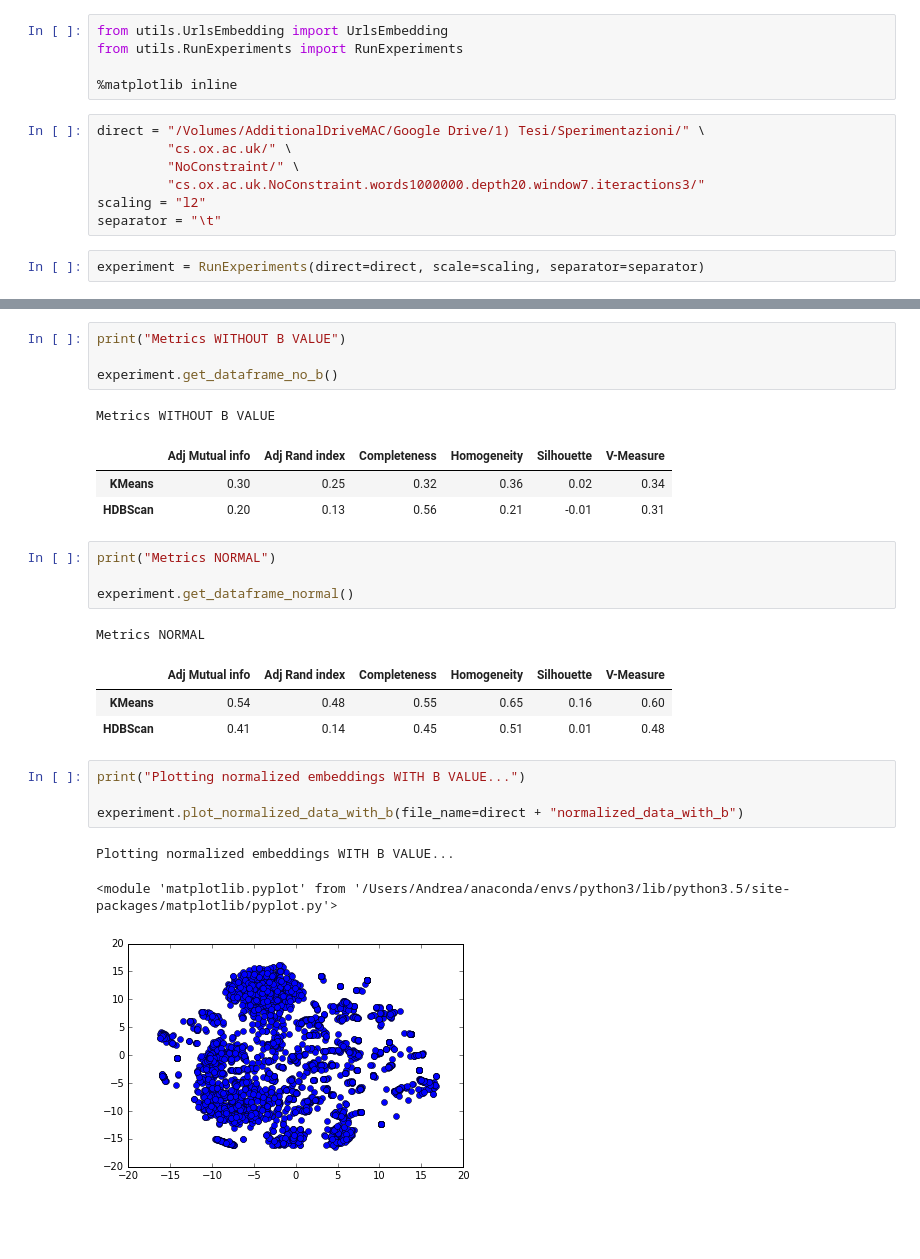
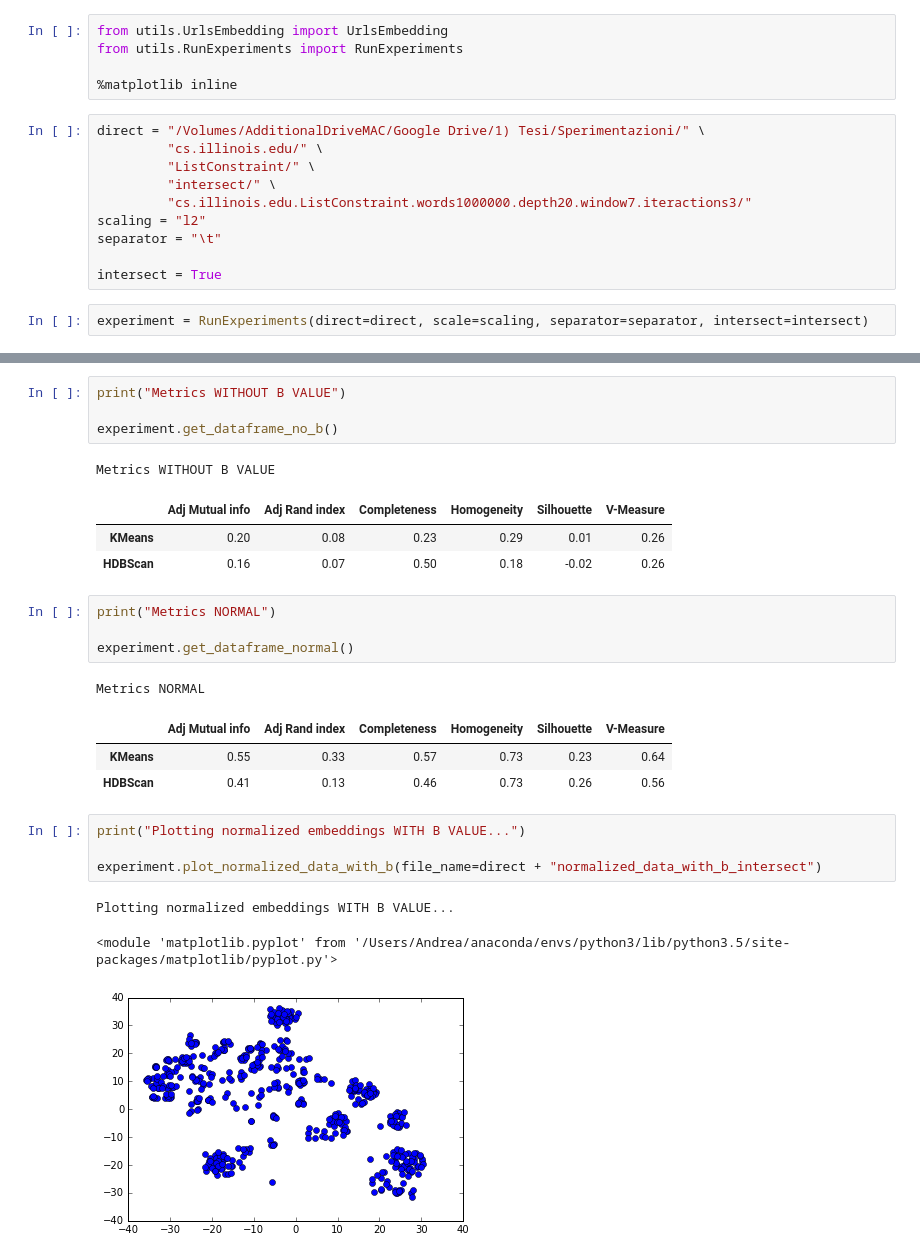
Before and after one commit to andreadelfante/UrlOrganizer, a Jupyter notebook: MyExperiment.ipynb, the cells around one changed output, grey strips where cells are left out. Drawn from its saved outputs; the diff is of its cells as text; blank space fills up the shorter version.

```diff
--- a/MyExperiment.ipynb
+++ b/MyExperiment.ipynb
@@ -5,11 +5,14 @@ from utils.RunExperiments import RunExperiments
 %matplotlib inline
 # %%
 direct = "/Volumes/AdditionalDriveMAC/Google Drive/1) Tesi/Sperimentazioni/" \
-         "cs.ox.ac.uk/" \
-         "NoConstraint/" \
-         "cs.ox.ac.uk.NoConstraint.words1000000.depth20.window7.iteractions3/"
+         "cs.illinois.edu/" \
+         "ListConstraint/" \
+         "intersect/" \
+         "cs.illinois.edu.ListConstraint.words1000000.depth20.window7.iteractions3/"
 scaling = "l2"
 separator = "\t"
+
+intersect = True
 # %%
-experiment = RunExperiments(direct=direct, scale=scaling, separator=separator)
+experiment = RunExperiments(direct=direct, scale=scaling, separator=separator, intersect=intersect)
 # %% [output]
@@ -46,8 +49,8 @@ experiment.get_dataframe_no_b()
 # %% [output]
 Metrics WITHOUT B VALUE
 |  | Adj Mutual info | Adj Rand index | Completeness | Homogeneity | Silhouette | V-Measure |
-| KMeans | 0.30 | 0.25 | 0.32 | 0.36 | 0.02 | 0.34 |
-| HDBScan | 0.20 | 0.13 | 0.56 | 0.21 | -0.01 | 0.31 |
+| KMeans | 0.20 | 0.08 | 0.23 | 0.29 | 0.01 | 0.26 |
+| HDBScan | 0.16 | 0.07 | 0.50 | 0.18 | -0.02 | 0.26 |
 # %%
 print("Metrics NORMAL")
 
@@ -55,16 +58,16 @@ experiment.get_dataframe_normal()
 # %% [output]
 Metrics NORMAL
 |  | Adj Mutual info | Adj Rand index | Completeness | Homogeneity | Silhouette | V-Measure |
-| KMeans | 0.54 | 0.48 | 0.55 | 0.65 | 0.16 | 0.60 |
-| HDBScan | 0.41 | 0.14 | 0.45 | 0.51 | 0.01 | 0.48 |
+| KMeans | 0.55 | 0.33 | 0.57 | 0.73 | 0.23 | 0.64 |
+| HDBScan | 0.41 | 0.13 | 0.46 | 0.73 | 0.26 | 0.56 |
 # %%
 print("Plotting normalized embeddings WITH B VALUE...")
 
-experiment.plot_normalized_data_with_b(file_name=direct + "normalized_data_with_b")
+experiment.plot_normalized_data_with_b(file_name=direct + "normalized_data_with_b_intersect")
 # %% [output]
 Plotting normalized embeddings WITH B VALUE...
 <module 'matplotlib.pyplot' from '/Users/Andrea/anaconda/envs/python3/lib/python3.5/site-packages/matplotlib/pyplot.py'>
-[figure, old version]
+[figure, new version]
 # %%
 print("Plotting normalized embeddings WITHOUT B VALUE...")
 
```
Also changed, not shown: parts of 4 cells of this notebook, 8 other files.
